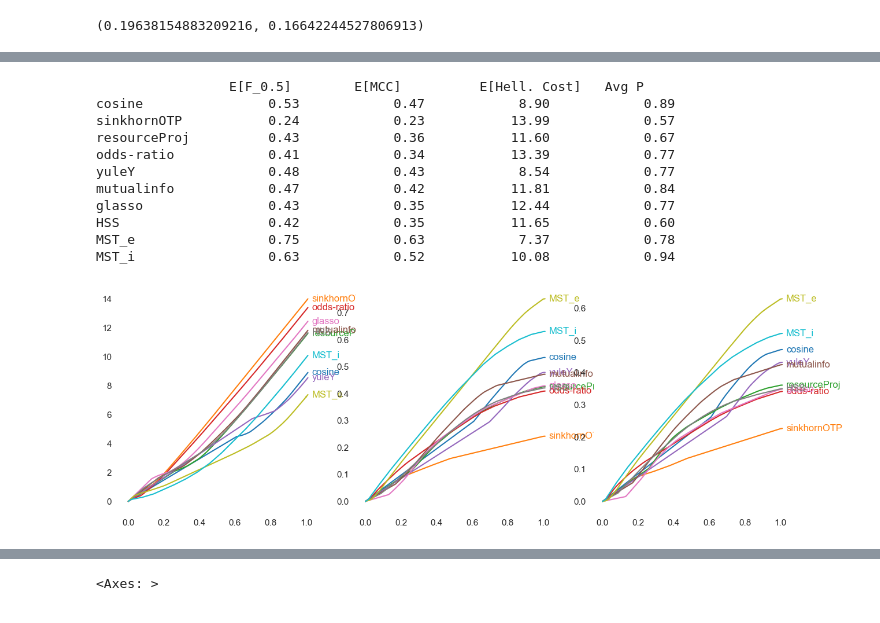
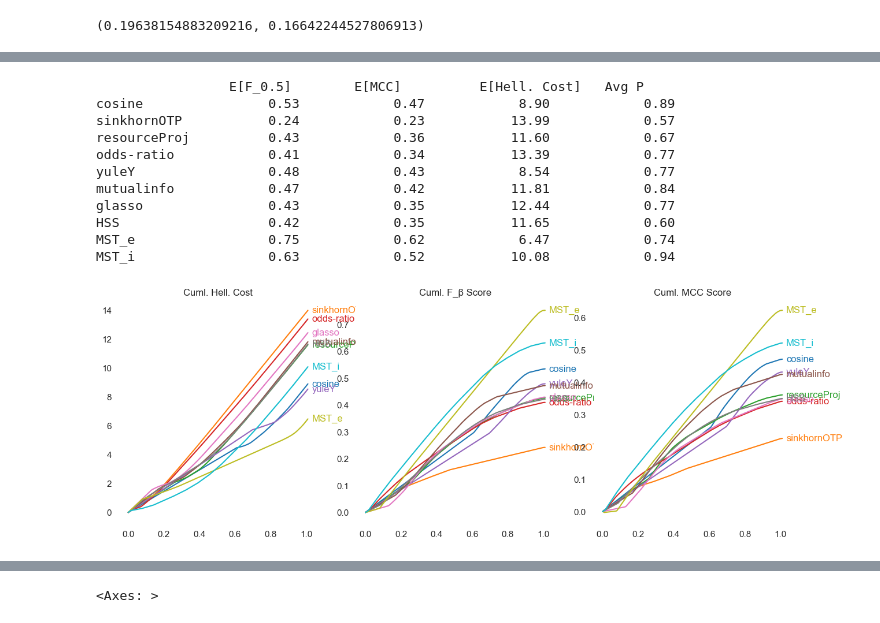
Before and after one commit to usnistgov/affinis, a Jupyter notebook: docs/regularized-laplacian.ipynb, the cells around one changed output, grey strips where cells are left out. Saved outputs shown, nothing was run; the diff lists cells and outputs as text; code cells hidden in the pictures.

```diff
--- a/docs/regularized-laplacian.ipynb
+++ b/docs/regularized-laplacian.ipynb
@@ -935,7 +982,10 @@ def weights_to_laplacian(w):
     A = _sq(w)
     return np.diag(A.sum(axis=0)) - A
 
-baselines['MST_e'] = _sq(SFD_edge_prob(X))
+# baselines['MST_e'] = _sq(SFD_edge_prob(X))
+# baselines['MST_e'] = posterior_p[50]
+baselines['MST_e'] = stats.beta.mean(a_n,b_n)
+
 baselines['MST_i'] = _sq(SFD_interaction_prob(X))
 
 fig, (ax0, ax1, ax2) = plt.subplots(ncols=3, figsize=(15,5))
@@ -975,36 +1025,40 @@ for n,(lab,Aest) in enumerate(baselines.items()):
         f'\t{human_thres_expect(x_thres, mcorr):>10.2f}'
         # f'\t{np.sqrt(np.dot(true-minmax(Aest), true-minmax(Aest))):>10.2f}'
         # f'\t{binary_hellinger(true, minmax(Aest)).mean():>10.2f}'
         # f'\t{human_thres_expect(x_thres, kldiv):>10.2f}'
         f'\t{human_thres_expect(x_thres, hell):>10.2f}'
         f'\t{average_precision_score(true, Aest):>10.2f}'
     )
-
+    ax0.set_title('Cuml. Hell. Cost')
+    ax1.set_title('Cuml. F_β Score')
+    ax2.set_title('Cuml. MCC Score')
+    # ax0.plot(x_thres[:-1], np.array(hell)[:-1], color=cmap(n), ls='-', label=lab)
     # ax1.plot(x_thres[:-1], f_beta(beta, p,r)[:-1], color=cmap(n), ls='-', label=lab)
     # ax2.plot(x_thres[:-1], mcorr[:-1], color=cmap(n), ls='-', label=lab)
     ax0.plot(x_thres, cumulative_trapezoid(np.array(hell), x=x_thres, initial=0.),
              color=cmap(n), ls='-', label=lab)
     ax1.plot(x_thres, cumulative_trapezoid(f_beta(beta, p,r), x=x_thres, initial=0.),
              color=cmap(n), ls='-', label=lab)
     ax2.plot(x_thres, cumulative_trapezoid(mcorr, x=x_thres, initial=0.),
              color=cmap(n), ls='-', label=lab)
 
+
 improve_legend(ax0)
 improve_legend(ax1)
 improve_legend(ax2)
 # %% [output]
                  E[F_0.5]        E[MCC]          E[Hell. Cost]   Avg P
 cosine                0.53            0.47            8.90            0.89
 sinkhornOTP           0.24            0.23           13.99            0.57
 resourceProj          0.43            0.36           11.60            0.67
 odds-ratio            0.41            0.34           13.39            0.77
 yuleY                 0.48            0.43            8.54            0.77
 mutualinfo            0.47            0.42           11.81            0.84
 glasso                0.43            0.35           12.44            0.77
 HSS                   0.42            0.35           11.65            0.60
-MST_e                 0.75            0.63            7.37            0.78
+MST_e                 0.75            0.62            6.47            0.74
 MST_i                 0.63            0.52           10.08            0.94
-[figure, old version]
+[figure, new version]
 # %%
 from affinis.filter import min_connected_filter
 from toolz import valmap
```
Also changed, not shown: parts of 8 cells of this notebook, 2 other files.
